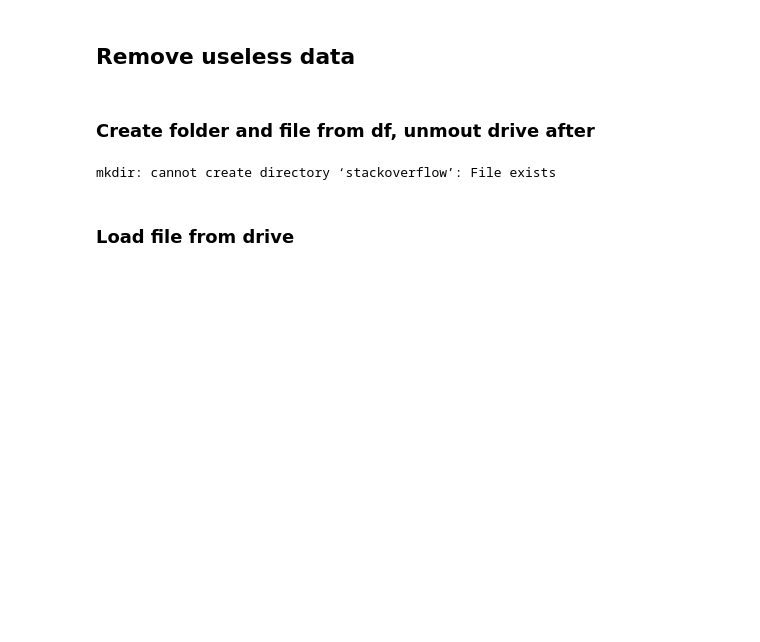
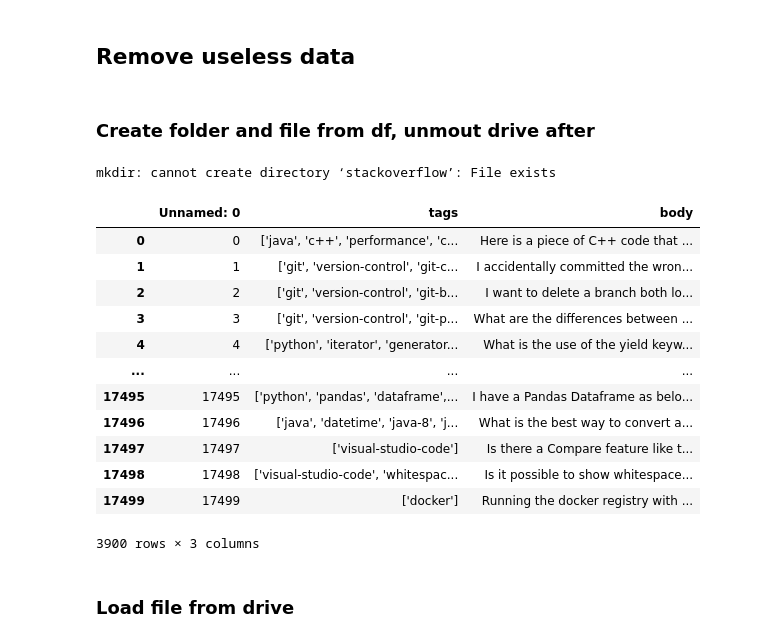
Before and after one commit to EnsarIshakoglu/NLP, a Jupyter notebook: NLP_Text_Classification.ipynb, the cells around one changed output. Drawn from its saved outputs; the diff is of its cells as text; code cells hidden in the pictures; blank space fills up the shorter version.

```diff
--- a/NLP_Text_Classification.ipynb
+++ b/NLP_Text_Classification.ipynb
@@ -78,26 +80,20 @@ drive.mount('/content/drive')
 Mounted at /content/drive
 # %% [markdown]
 ## Fetch data
-# %%
-# Get the data from stackoverflow sorted by votes
-def fetch_data():
-  data = []
-  page_count = 40
-  SITE = StackAPI('stackoverflow')
-
-  for i in range(page_count):
-    data.append(SITE.fetch('questions', sort="votes", min=20, filter='withbody', page=i + 1))
-
-  return data
+# %%
+# Get the data from stackoverflow sorted by votes
+def fetch_data():
+  if not exists('/content/NLP-question-data'):
+    !git clone https://github.com/EnsarIshakoglu/NLP-question-data.git
+
+  data = pd.read_csv('/content/NLP-question-data/questions.csv')
+
+  return data
 # %% [markdown]
 ## Remove useless data
 # %%
-def clean_data(data):
-  raw_df = pd.DataFrame(pd.DataFrame.from_dict(data[0]['items']))
-  for i in range(len(data) - 1):
-    raw_df = raw_df.append(pd.DataFrame.from_dict(data[i + 1]['items']))
-
-  df = raw_df[['tags', 'body']]
+def clean_data(df):
+  df = df[['tags', 'body']]
 
   # Strip html tags with regex:
   df['body'] = df['body'].str.replace(r'<[^<>]*>', '', regex=True)
@@ -105,8 +101,8 @@ def clean_data(data):
   # Get first tag for multi-class classification
   row_count = df.shape[0]
 
-  for i in range(row_count):
-    df['tags'].iloc[i] = df['tags'].iloc[i][0]
+  # for i in range(row_count):
+  #   df['tags'].iloc[i] = df['tags'].iloc[i][0]
 
   return df
 # %% [markdown]
@@ -114,17 +110,31 @@ def clean_data(data):
 # %%
 from os.path import exists
 
 !mkdir stackoverflow
 
-if not exists('/content/stackoverflow/questions.csv'):
-  data = fetch_data()
-  df = clean_data(data)
+if not exists('/content/stackoverflow/questions.csv') or not exists('/content/NLP-question-data'):
+  df = fetch_data()[['tags', 'body']]
+  df = clean_data(df)
   df.to_csv('/content/stackoverflow/questions.csv')
   print("Fetched data from stackoverflow, removed the useless data and saved it in stackoverflow/questions.csv")
 
 drive.flush_and_unmount()
+df
 # %% [output]
 mkdir: cannot create directory ‘stackoverflow’: File exists
+|  | Unnamed: 0 | tags | body |
+| 0 | 0 | ['java', 'c++', 'performance', 'c... | Here is a piece of C++ code that ... |
+| 1 | 1 | ['git', 'version-control', 'git-c... | I accidentally committed the wron... |
+| 2 | 2 | ['git', 'version-control', 'git-b... | I want to delete a branch both lo... |
+| 3 | 3 | ['git', 'version-control', 'git-p... | What are the differences between ... |
+| 4 | 4 | ['python', 'iterator', 'generator... | What is the use of the yield keyw... |
+| ... | ... | ... | ... |
+| 17495 | 17495 | ['python', 'pandas', 'dataframe',... | I have a Pandas Dataframe as belo... |
+| 17496 | 17496 | ['java', 'datetime', 'java-8', 'j... | What is the best way to convert a... |
+| 17497 | 17497 | ['visual-studio-code'] | Is there a Compare feature like t... |
+| 17498 | 17498 | ['visual-studio-code', 'whitespac... | Is it possible to show whitespace... |
+| 17499 | 17499 | ['docker'] | Running the docker registry with ... |
+3900 rows × 3 columns
 # %% [markdown]
 ### Load file from drive
 # %%
```
Also changed, not shown: parts of 24 cells of this notebook.
